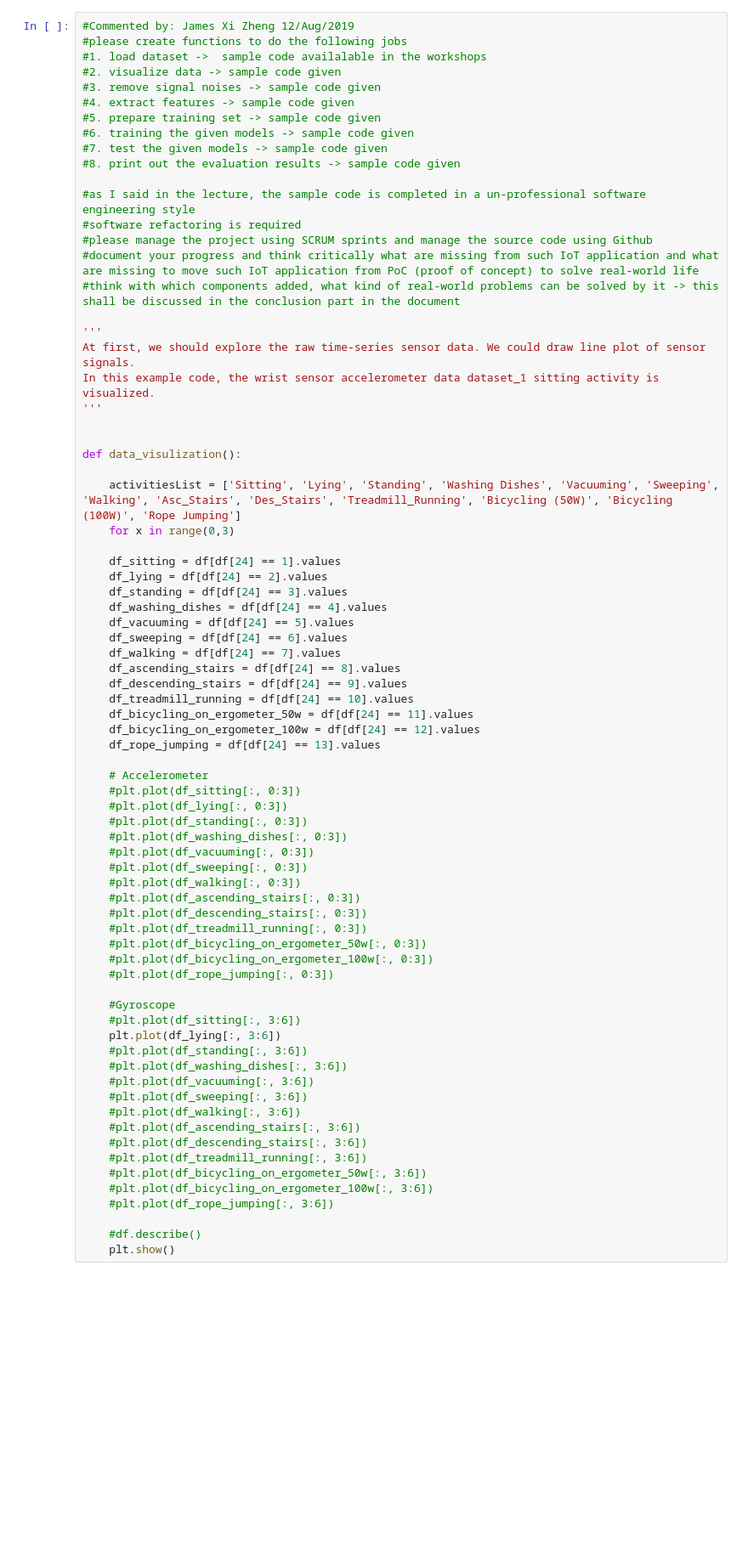
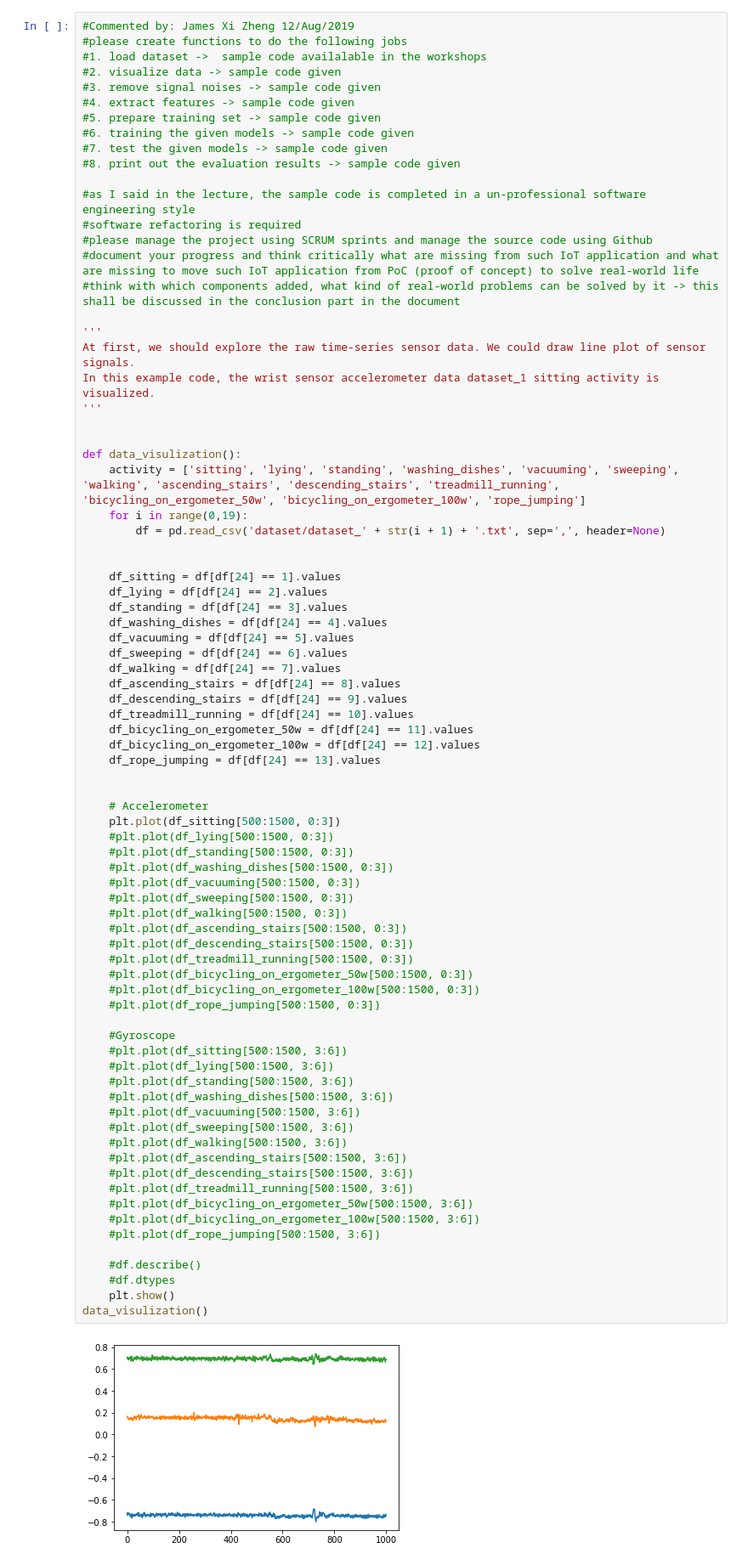
Before and after one commit to tonydahuu/comp255Assignment, a Jupyter notebook: AF255.ipynb, the cells around one changed output. Shown at 85% size. Cells and saved outputs as stored; diff of their text form; blank space fills up the shorter version.

```diff
--- a/AF255.ipynb
+++ b/AF255.ipynb
@@ -45,61 +57,67 @@ The dataset 7 contains 261959 rows.
 
 '''
 At first, we should explore the raw time-series sensor data. We could draw line plot of sensor signals.
 In this example code, the wrist sensor accelerometer data dataset_1 sitting activity is visualized.
 '''
 
 
 def data_visulization():
+    activity = ['sitting', 'lying', 'standing', 'washing_dishes', 'vacuuming', 'sweeping', 'walking', 'ascending_stairs', 'descending_stairs', 'treadmill_running', 'bicycling_on_ergometer_50w', 'bicycling_on_ergometer_100w', 'rope_jumping']
+    for i in range(0,19):
+        df = pd.read_csv('dataset/dataset_' + str(i + 1) + '.txt', sep=',', header=None)
 
-    activitiesList = ['Sitting', 'Lying', 'Standing', 'Washing Dishes', 'Vacuuming', 'Sweeping', 'Walking', 'Asc_Stairs', 'Des_Stairs', 'Treadmill_Running', 'Bicycling (50W)', 'Bicycling (100W)', 'Rope Jumping']
-    for x in range(0,3)
 
     df_sitting = df[df[24] == 1].values
     df_lying = df[df[24] == 2].values
     df_standing = df[df[24] == 3].values
     df_washing_dishes = df[df[24] == 4].values
     df_vacuuming = df[df[24] == 5].values
     df_sweeping = df[df[24] == 6].values
     df_walking = df[df[24] == 7].values
     df_ascending_stairs = df[df[24] == 8].values
     df_descending_stairs = df[df[24] == 9].values
     df_treadmill_running = df[df[24] == 10].values
     df_bicycling_on_ergometer_50w = df[df[24] == 11].values
     df_bicycling_on_ergometer_100w = df[df[24] == 12].values
     df_rope_jumping = df[df[24] == 13].values
 
+
     # Accelerometer
-    #plt.plot(df_sitting[:, 0:3])
-    #plt.plot(df_lying[:, 0:3])
-    #plt.plot(df_standing[:, 0:3])
-    #plt.plot(df_washing_dishes[:, 0:3])
-    #plt.plot(df_vacuuming[:, 0:3])
-    #plt.plot(df_sweeping[:, 0:3])
-    #plt.plot(df_walking[:, 0:3])
-    #plt.plot(df_ascending_stairs[:, 0:3])
-    #plt.plot(df_descending_stairs[:, 0:3])
-    #plt.plot(df_treadmill_running[:, 0:3])
-    #plt.plot(df_bicycling_on_ergometer_50w[:, 0:3])
-    #plt.plot(df_bicycling_on_ergometer_100w[:, 0:3])
-    #plt.plot(df_rope_jumping[:, 0:3])
+    plt.plot(df_sitting[500:1500, 0:3])
+    #plt.plot(df_lying[500:1500, 0:3])
+    #plt.plot(df_standing[500:1500, 0:3])
+    #plt.plot(df_washing_dishes[500:1500, 0:3])
+    #plt.plot(df_vacuuming[500:1500, 0:3])
+    #plt.plot(df_sweeping[500:1500, 0:3])
+    #plt.plot(df_walking[500:1500, 0:3])
+    #plt.plot(df_ascending_stairs[500:1500, 0:3])
+    #plt.plot(df_descending_stairs[500:1500, 0:3])
+    #plt.plot(df_treadmill_running[500:1500, 0:3])
+    #plt.plot(df_bicycling_on_ergometer_50w[500:1500, 0:3])
+    #plt.plot(df_bicycling_on_ergometer_100w[500:1500, 0:3])
+    #plt.plot(df_rope_jumping[500:1500, 0:3])
 
     #Gyroscope
-    #plt.plot(df_sitting[:, 3:6])
-    plt.plot(df_lying[:, 3:6])
-    #plt.plot(df_standing[:, 3:6])
-    #plt.plot(df_washing_dishes[:, 3:6])
-    #plt.plot(df_vacuuming[:, 3:6])
-    #plt.plot(df_sweeping[:, 3:6])
-    #plt.plot(df_walking[:, 3:6])
-    #plt.plot(df_ascending_stairs[:, 3:6])
-    #plt.plot(df_descending_stairs[:, 3:6])
-    #plt.plot(df_treadmill_running[:, 3:6])
-    #plt.plot(df_bicycling_on_ergometer_50w[:, 3:6])
-    #plt.plot(df_bicycling_on_ergometer_100w[:, 3:6])
-    #plt.plot(df_rope_jumping[:, 3:6])
+    #plt.plot(df_sitting[500:1500, 3:6])
+    #plt.plot(df_lying[500:1500, 3:6])
+    #plt.plot(df_standing[500:1500, 3:6])
+    #plt.plot(df_washing_dishes[500:1500, 3:6])
+    #plt.plot(df_vacuuming[500:1500, 3:6])
+    #plt.plot(df_sweeping[500:1500, 3:6])
+    #plt.plot(df_walking[500:1500, 3:6])
+    #plt.plot(df_ascending_stairs[500:1500, 3:6])
+    #plt.plot(df_descending_stairs[500:1500, 3:6])
+    #plt.plot(df_treadmill_running[500:1500, 3:6])
+    #plt.plot(df_bicycling_on_ergometer_50w[500:1500, 3:6])
+    #plt.plot(df_bicycling_on_ergometer_100w[500:1500, 3:6])
+    #plt.plot(df_rope_jumping[500:1500, 3:6])
 
     #df.describe()
+    #df.dtypes
     plt.show()
+data_visulization()
+# %% [output]
+[figure, added]
 # %%
 '''
 For raw sensor data, it usually contains noise that arises from different sources, such as sensor mis-
```
Also changed, not shown: parts of 6 cells of this notebook, 56 other files.
